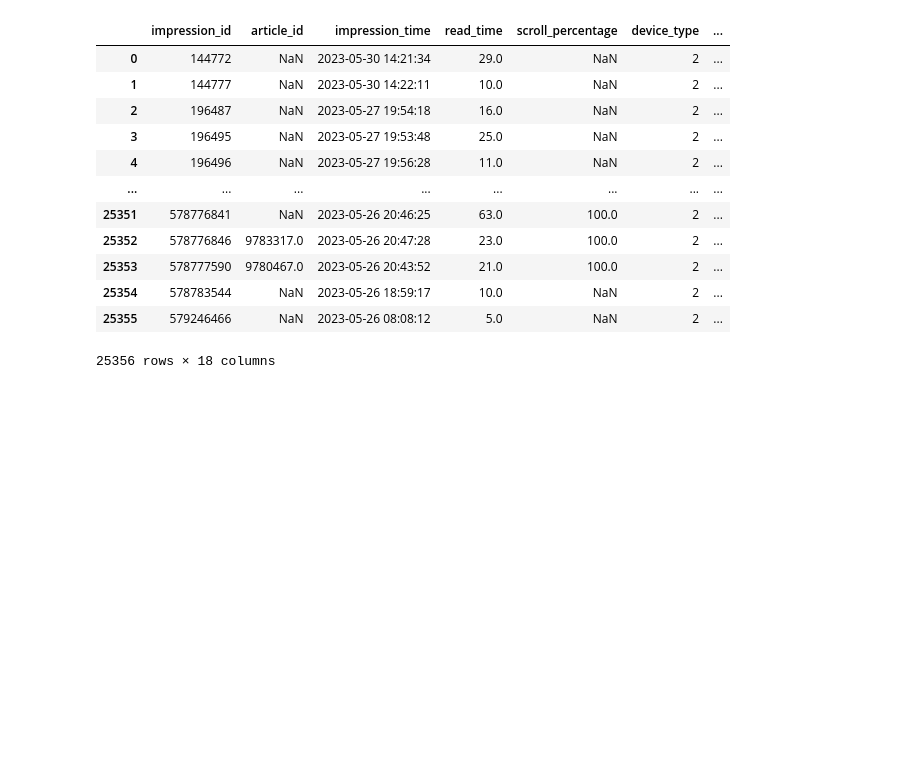
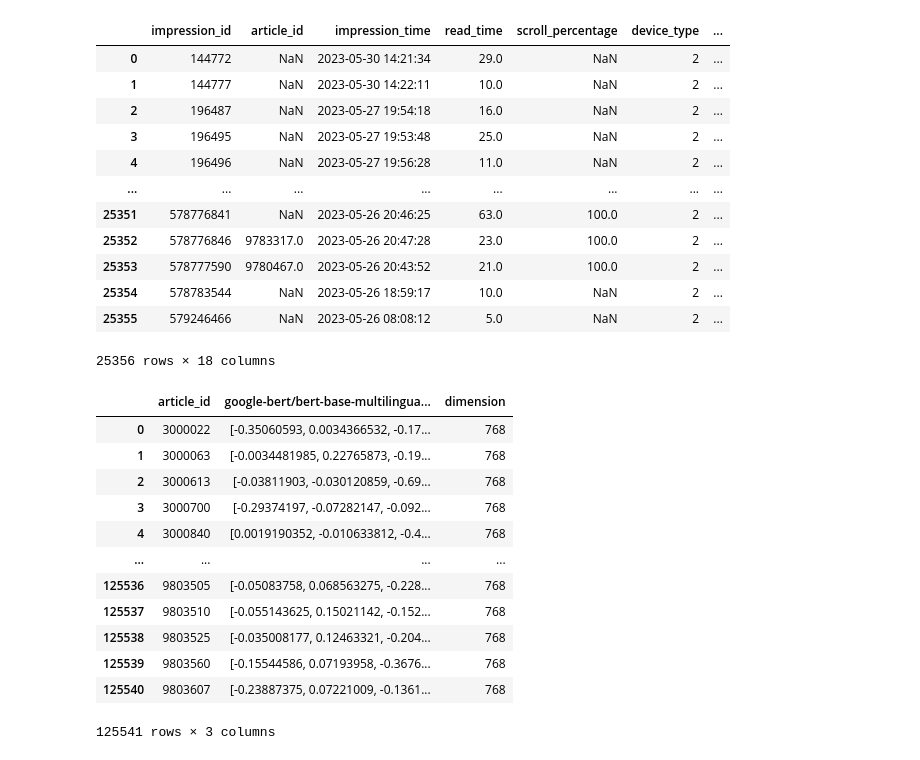
Before and after one commit to babogdanov/recsys-2024, a Jupyter notebook: test.ipynb, the cells around one changed output. Cells and saved outputs as stored; diff of their text form; code cells hidden in the pictures; blank space fills up the shorter version.

```diff
--- a/test.ipynb
+++ b/test.ipynb
@@ -91,3 +91,21 @@ behaviors_df
 | 25354 | 578783544 | NaN | 2023-05-26 18:59:17 | 10.0 | NaN | 2 | ... |
 | 25355 | 579246466 | NaN | 2023-05-26 08:08:12 | 5.0 | NaN | 2 | ... |
 25356 rows × 18 columns
+# %%
+embedding_df = pd.read_parquet('./data/embeddings/bert_base_multilingual_cased.parquet')
+embedding_df['dimension'] = embedding_df['google-bert/bert-base-multilingual-cased'].str.len()
+embedding_df
+# %% [output]
+|  | article_id | google-bert/bert-base-multilingua... | dimension |
+| 0 | 3000022 | [-0.35060593, 0.0034366532, -0.17... | 768 |
+| 1 | 3000063 | [-0.0034481985, 0.22765873, -0.19... | 768 |
+| 2 | 3000613 | [-0.03811903, -0.030120859, -0.69... | 768 |
+| 3 | 3000700 | [-0.29374197, -0.07282147, -0.092... | 768 |
+| 4 | 3000840 | [0.0019190352, -0.010633812, -0.4... | 768 |
+| ... | ... | ... | ... |
+| 125536 | 9803505 | [-0.05083758, 0.068563275, -0.228... | 768 |
+| 125537 | 9803510 | [-0.055143625, 0.15021142, -0.152... | 768 |
+| 125538 | 9803525 | [-0.035008177, 0.12463321, -0.204... | 768 |
+| 125539 | 9803560 | [-0.15544586, 0.07193958, -0.3676... | 768 |
+| 125540 | 9803607 | [-0.23887375, 0.07221009, -0.1361... | 768 |
+125541 rows × 3 columns
```
Also changed, not shown: parts of 5 cells of this notebook, 1 other file.
